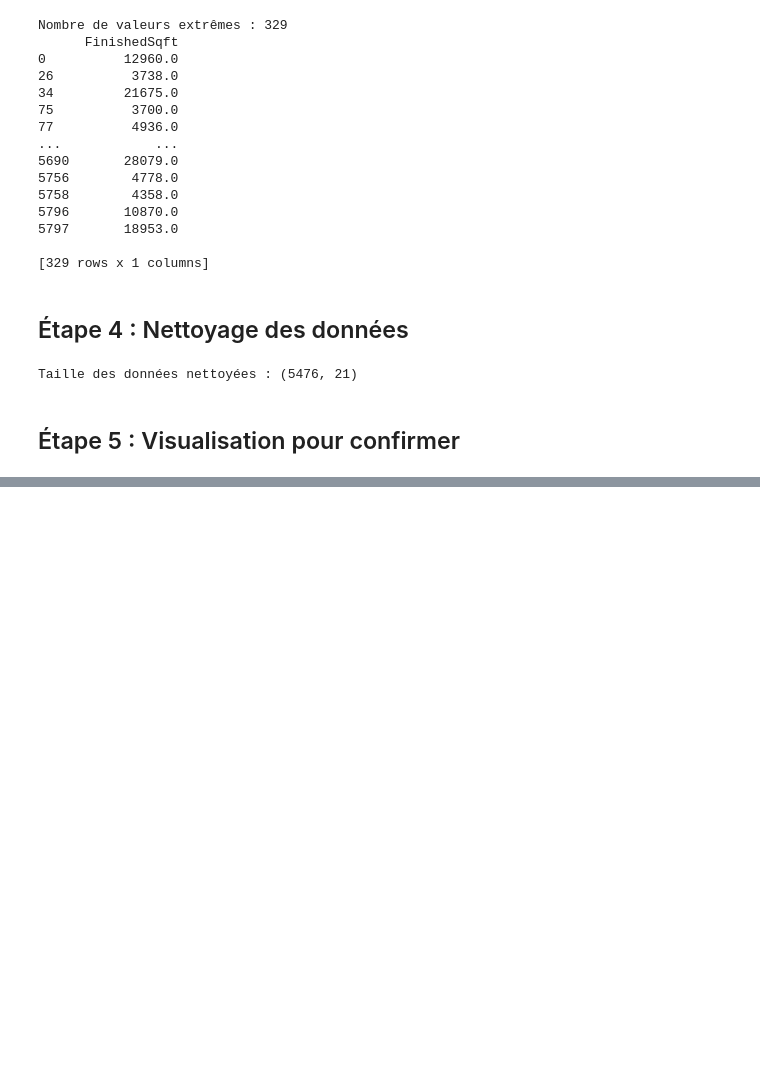
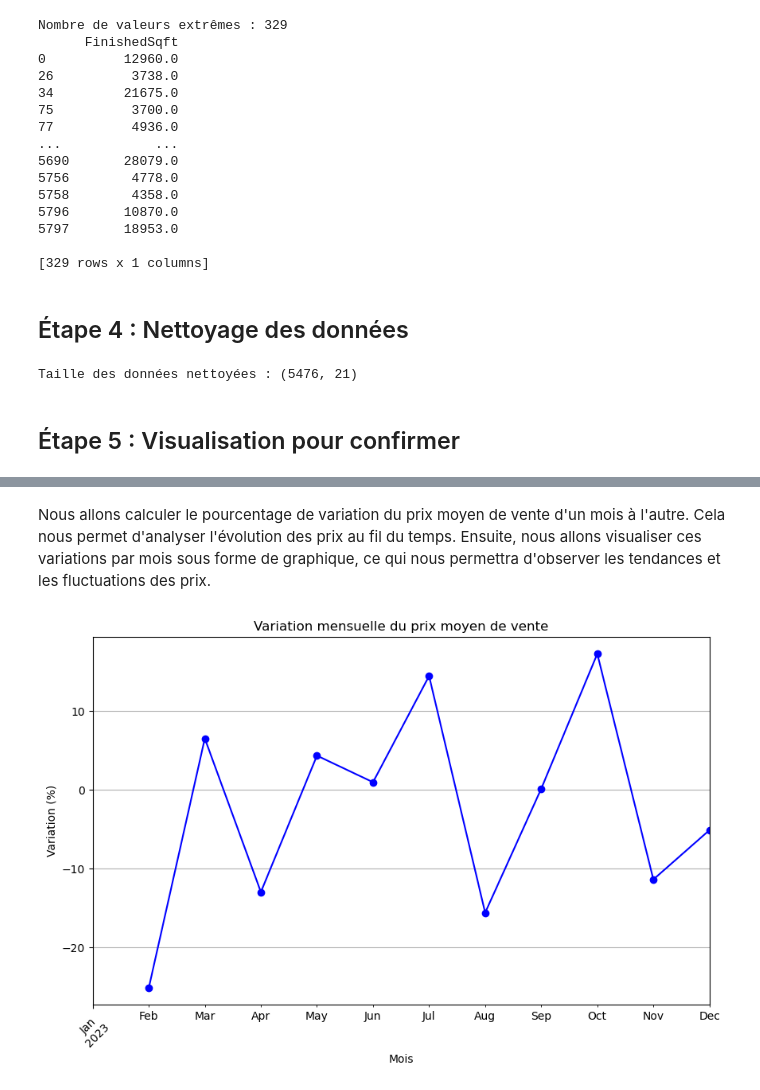
Before and after one commit to syphaxlch/Data_Science_Analysis_Milwaukee, a Jupyter notebook: source.ipynb, the cells around one changed output, grey strips where cells are left out. Saved outputs shown, nothing was run; the diff lists cells and outputs as text; code cells hidden in the pictures; blank space fills up the shorter version.

```diff
--- a/source.ipynb
+++ b/source.ipynb
@@ -89,0 +107,6 @@ plt.show()
+# %%
+# Suppression des lignes avec des valeurs manquantes dans 'FinishedSqft'
+df_cleaned = df.dropna(subset=['FinishedSqft'])
+
+# Remplissage des valeurs manquantes par la moyenne ou la médiane
+df['FinishedSqft'].fillna(df['FinishedSqft'].median(), inplace=True)
@@ -89,0 +243,22 @@ plt.show()
+# %% [markdown]
+Nous allons calculer le pourcentage de variation du prix moyen de vente d'un mois à l'autre. Cela nous permet d'analyser l'évolution des prix au fil du temps.
+Ensuite, nous allons visualiser ces variations par mois sous forme de graphique, ce qui nous permettra d'observer les tendances et les fluctuations des prix.
+# %%
+# Extraction de l'année et du mois de la date de vente
+df_cleaned.loc[:, 'Sale_date'] = pd.to_datetime(df_cleaned['Sale_date'])
+df_cleaned.loc[:, 'Year_Month'] = df_cleaned['Sale_date'].dt.to_period('M')
+
+# Calcul du prix moyen par mois
+monthly_avg_price = df_cleaned.groupby('Year_Month')['Sale_price'].mean()
+
+# Calcul de la variation du prix moyen d'un mois à l'autre
+monthly_price_variation = monthly_avg_price.pct_change() * 100
+
+# Création du graphique
+plt.figure(figsize=(10, 6))
+monthly_price_variation.plot(kind='line', marker='o', color='b', title="Variation mensuelle du prix moyen de vente", xlabel="Mois", ylabel="Variation (%)")
+plt.grid(True)
+plt.xticks(rotation=45)
+plt.show()
+# %% [output]
+[figure, added]
```
Also changed, not shown: parts of 20 cells of this notebook.
